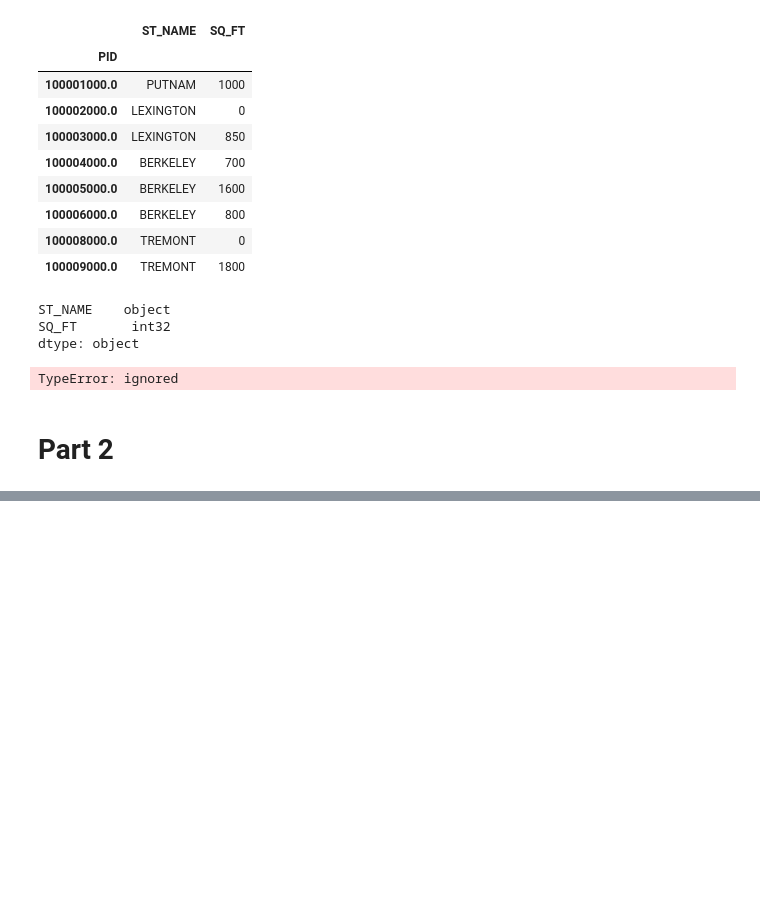
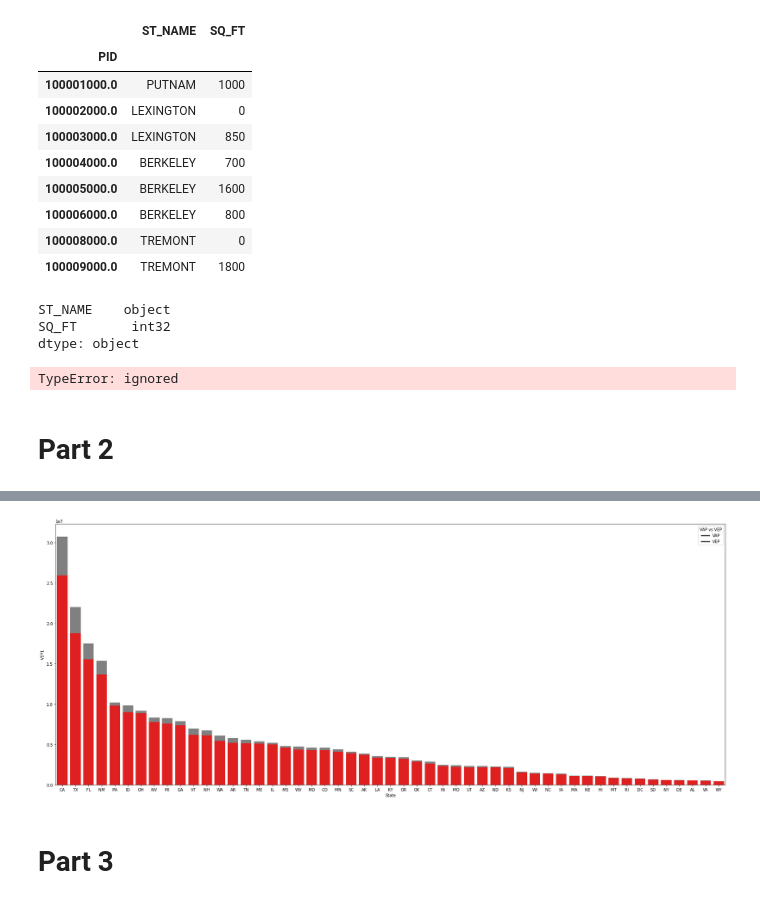
Before and after one commit to unitxero/Data_Analysis_MC, a Jupyter notebook: Day_7_Group_Assignment.ipynb, the cells around one changed output, grey strips where cells are left out. Saved outputs shown, nothing was run; the diff lists cells and outputs as text; code cells hidden in the pictures; blank space fills up the shorter version.

```diff
--- a/Day_7_Group_Assignment.ipynb
+++ b/Day_7_Group_Assignment.ipynb
@@ -254,0 +457,2 @@ TypeError: ignored
+# %%
+df_graph_vep_sort = df_graph_prep_3.sort_values(by = 'VEP1',ascending= False)
@@ -254,0 +507,17 @@ TypeError: ignored
+# %%
+
+fig, ax = plt.subplots(figsize=(30,12))
+
+ax = sns.barplot(x = 'State', y = 'VAP1', data=df_graph_vap_sort, color ='grey')
+ax = sns.barplot(x = 'State', y = 'VEP1', data=df_graph_vep_sort, color = 'red')
+
+plt.legend(labels = ["VAP", "VEP"], title = 'VAP vs VEP')
+plt.show()
+
+# the unfilled gray portions of the graph
+# indicate that you are either a prisoner who lost their voting rights
+# or did not register to vote
+# %% [output]
+[figure, added]
+# %% [markdown]
+# Part 3
```
Also changed, not shown: parts of 66 cells of this notebook.
